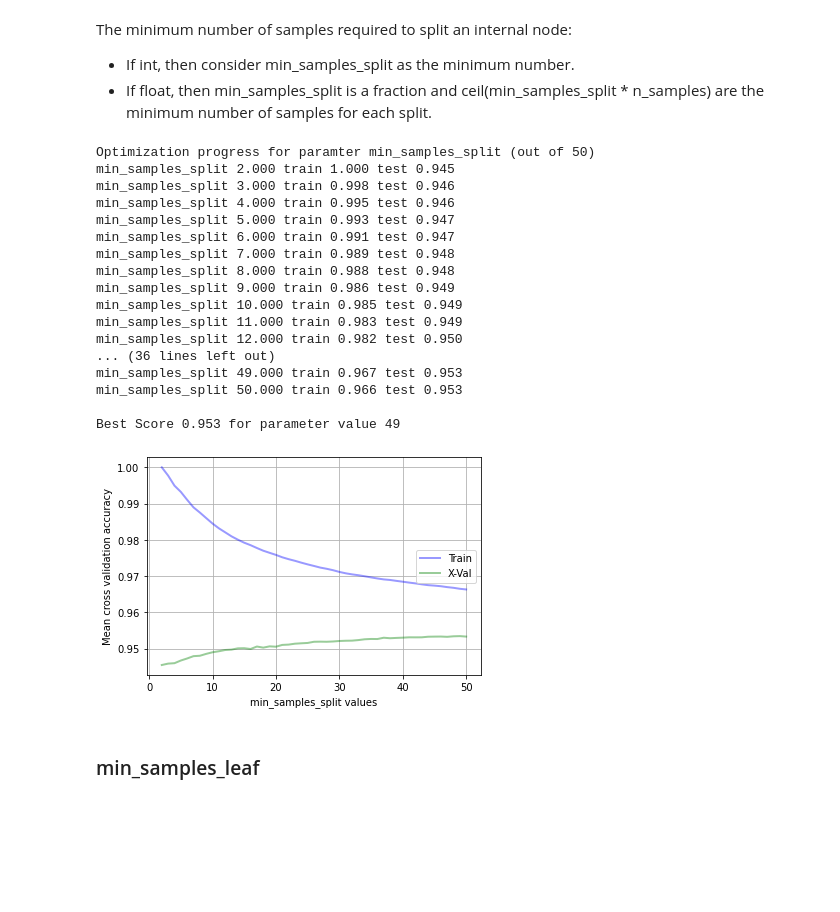
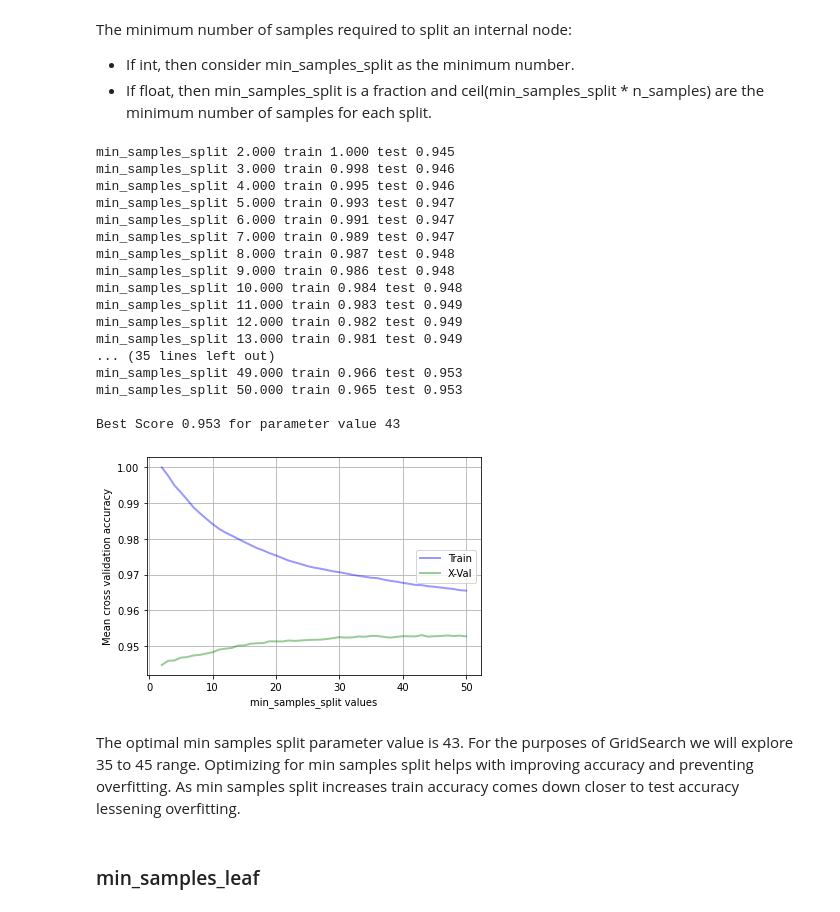
Before and after one commit to gpala7077/Classifying_Airline_Customer_Satisfication, a Jupyter notebook: Final_Project_decision_tree.ipynb, the cells around one changed output. Saved outputs shown, nothing was run; the diff lists cells and outputs as text; code cells hidden in the pictures; blank space fills up the shorter version.

```diff
--- a/Final_Project_decision_tree.ipynb
+++ b/Final_Project_decision_tree.ipynb
@@ -102,31 +117,33 @@ The minimum number of samples required to split an internal node:
 # %%
 dt = tree.DecisionTreeClassifier()
 
 param_range = range(2,51)
 
-train_scores, test_scores = calc_params(X_train_s, y_train, dt, param_range, 'min_samples_split', 5)
+train_scores, test_scores = calc_params(X_train_s, y_train, dt, param_range, 'min_samples_split', 3, True)
 
 max_at = np.where(test_scores==np.max(test_scores))[0][0]
 print("\nBest Score {:.3f} for parameter value".format(test_scores[max_at]), [*param_range][max_at])
 # %% [output]
-Optimization progress for paramter min_samples_split (out of 50)
 min_samples_split 2.000 train 1.000 test 0.945
 min_samples_split 3.000 train 0.998 test 0.946
 min_samples_split 4.000 train 0.995 test 0.946
 min_samples_split 5.000 train 0.993 test 0.947
 min_samples_split 6.000 train 0.991 test 0.947
-min_samples_split 7.000 train 0.989 test 0.948
-min_samples_split 8.000 train 0.988 test 0.948
-min_samples_split 9.000 train 0.986 test 0.949
-min_samples_split 10.000 train 0.985 test 0.949
+min_samples_split 7.000 train 0.989 test 0.947
+min_samples_split 8.000 train 0.987 test 0.948
+min_samples_split 9.000 train 0.986 test 0.948
+min_samples_split 10.000 train 0.984 test 0.948
 min_samples_split 11.000 train 0.983 test 0.949
-min_samples_split 12.000 train 0.982 test 0.950
-... (36 lines left out)
-min_samples_split 49.000 train 0.967 test 0.953
-min_samples_split 50.000 train 0.966 test 0.953
+min_samples_split 12.000 train 0.982 test 0.949
+min_samples_split 13.000 train 0.981 test 0.949
+... (35 lines left out)
+min_samples_split 49.000 train 0.966 test 0.953
+min_samples_split 50.000 train 0.965 test 0.953
 
-Best Score 0.953 for parameter value 49
+Best Score 0.953 for parameter value 43
-[figure, old version]
+[figure, new version]
+# %% [markdown]
+The optimal min samples split parameter value is 43. For the purposes of GridSearch we will explore 35 to 45 range. Optimizing for min samples split helps with improving accuracy and preventing overfitting. As min samples split increases train accuracy comes down closer to test accuracy lessening overfitting.
 # %% [markdown]
 ### min_samples_leaf
 # %% [markdown]
```
Also changed, not shown: parts of 25 cells of this notebook, 1 other file.
